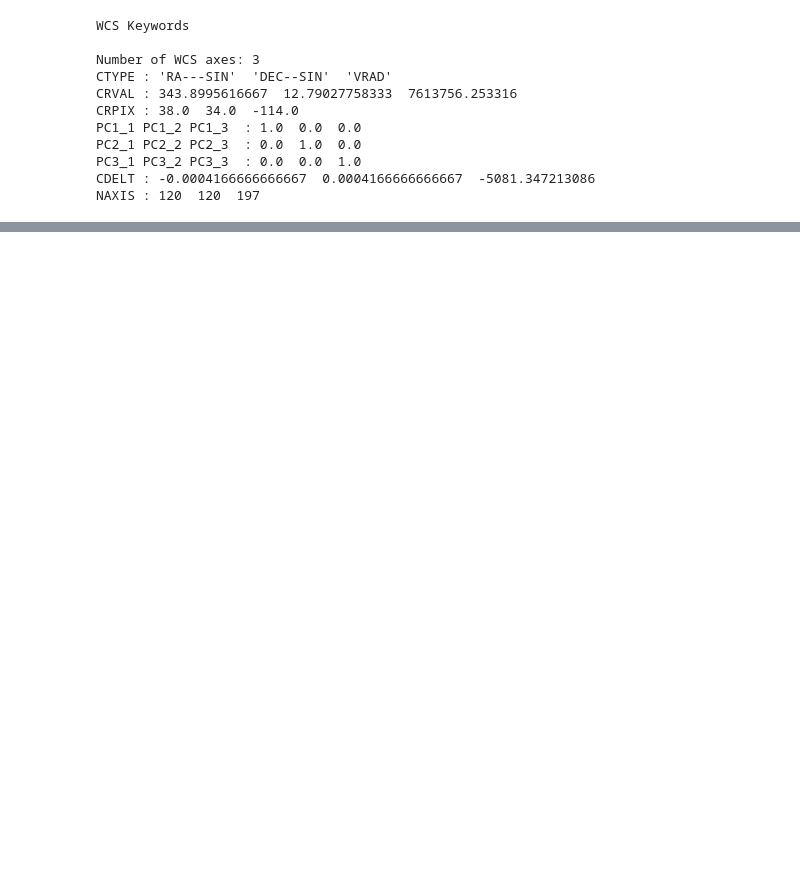
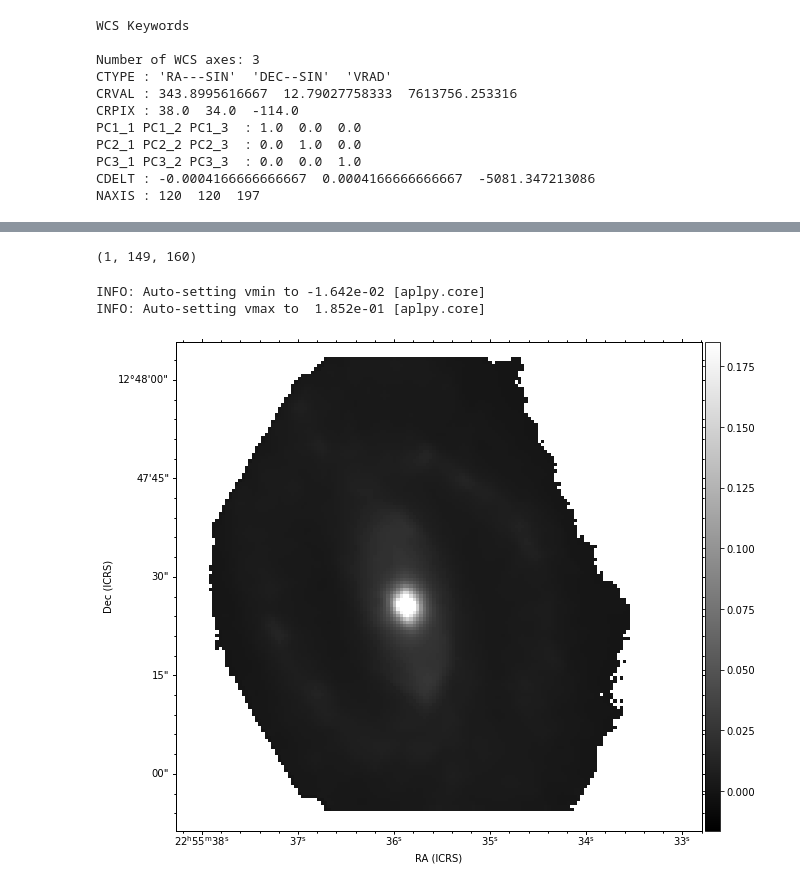
Before and after one commit to Bruno-Rodriguez/quenching-nearby-galaxies, a Jupyter notebook: explore_cube_spectralcube.ipynb, the cells around one changed output, grey strips where cells are left out. Drawn from its saved outputs; the diff is of its cells as text; code cells hidden in the pictures; blank space fills up the shorter version.

```diff
--- a/explore_cube_spectralcube.ipynb
+++ b/explore_cube_spectralcube.ipynb
@@ -323,0 +329,3 @@ $[[{\rm NaN},~{\rm NaN},~{\rm NaN},~\dots,~{\rm NaN},~{\rm NaN},~{\rm NaN}],~
+# %%
+for i in range(len(ssp)):
+    ssp[i][region<1] = np.nan
@@ -323,0 +436,16 @@ $[[{\rm NaN},~{\rm NaN},~{\rm NaN},~\dots,~{\rm NaN},~{\rm NaN},~{\rm NaN}],~
+# %%
+wcs_new = WCS(hdu_list[0].header).to_header()
+# %%
+wcs_new['CDELT1']=wcs_new['PC1_1']
+wcs_new['CDELT2']=wcs_new['PC2_2']
+wcs_new['PC1_1']=1.0
+wcs_new['PC2_2']=1.0
+wcs_new['NAXIS']=3
+wcs_new['NAXIS1']=ssp[0].shape[1]
+wcs_new['NAXIS2']=ssp[0].shape[0]
+wcs_new['NAXIS3']=1
+wcs_new['PC3_3']=1.
+wcs_new['CRPIX3']=0
+wcs_new['CTYPE3']='VRAD'
+wcs_new['CUNIT3']='m/s'
+wcs_new
@@ -323,0 +470,12 @@ $[[{\rm NaN},~{\rm NaN},~{\rm NaN},~\dots,~{\rm NaN},~{\rm NaN},~{\rm NaN}],~
+# %%
+np.array([ssp[0]]).shape
+# %% [output]
+(1, 149, 160)
+# %%
+SSP0 = SpectralCube(data=np.array([ssp[0]]),wcs=WCS(wcs_new))
+# %%
+SSP0[0].quicklook()
+# %% [output]
+INFO: Auto-setting vmin to -1.642e-02 [aplpy.core]
+INFO: Auto-setting vmax to  1.852e-01 [aplpy.core]
+[figure, added]
```
Also changed, not shown: parts of 34 cells of this notebook.
